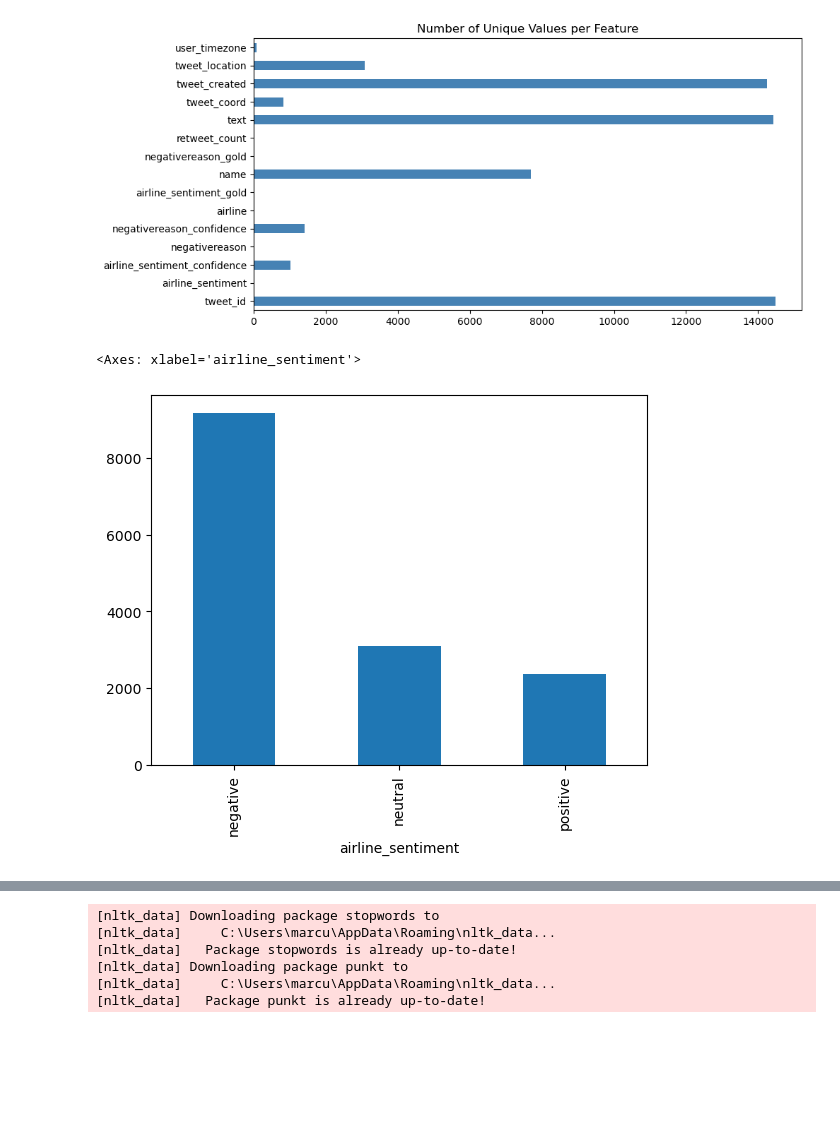
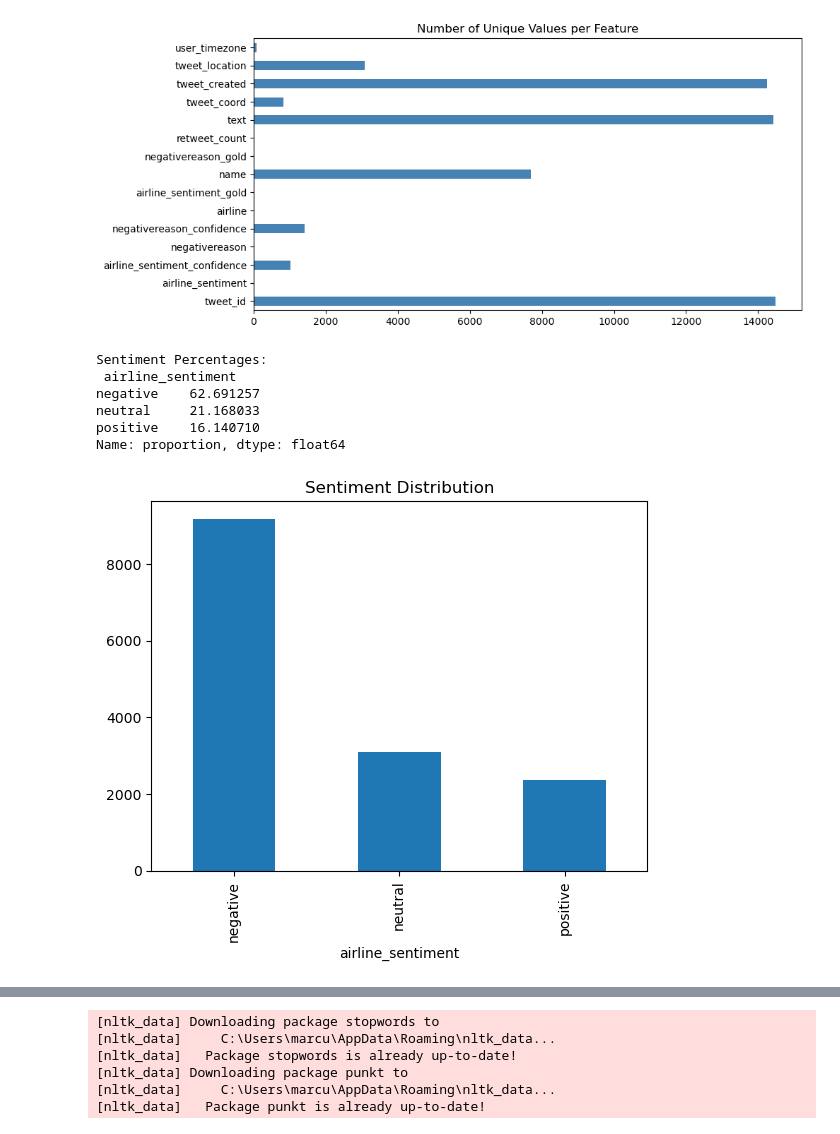
Before and after one commit to Marcus-Moen/PROJECT-2---FINAL, a Jupyter notebook: Project.ipynb, the cells around one changed output, grey strips where cells are left out. Saved outputs shown, nothing was run; the diff lists cells and outputs as text; code cells hidden in the pictures; blank space fills up the shorter version.

```diff
--- a/Project.ipynb
+++ b/Project.ipynb
@@ -85,7 +94,15 @@ plt.show()
 # %% [output]
 [figure]
 # %%
-df['airline_sentiment'].value_counts().plot(kind='bar')
+df['airline_sentiment'].value_counts().plot(kind='bar', title='Sentiment Distribution')
+# Percentage of each sentiment
+sentiment_percent = df['airline_sentiment'].value_counts(normalize=True) * 100
+print("\nSentiment Percentages:\n", sentiment_percent)
 # %% [output]
-<Axes: xlabel='airline_sentiment'>
+Sentiment Percentages:
+ airline_sentiment
+negative    62.691257
+neutral     21.168033
+positive    16.140710
+Name: proportion, dtype: float64
-[figure, old version]
+[figure, new version]
```
Also changed, not shown: parts of 12 cells of this notebook.
